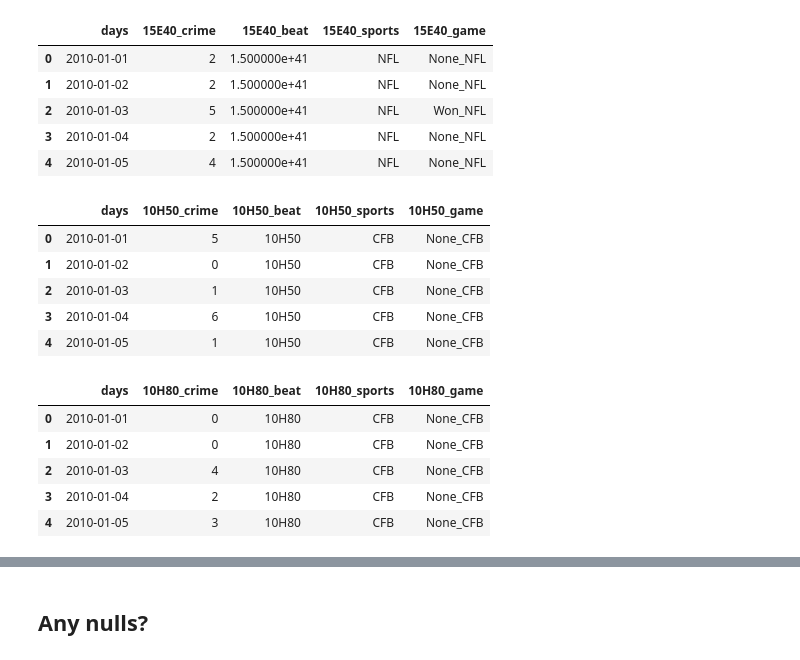
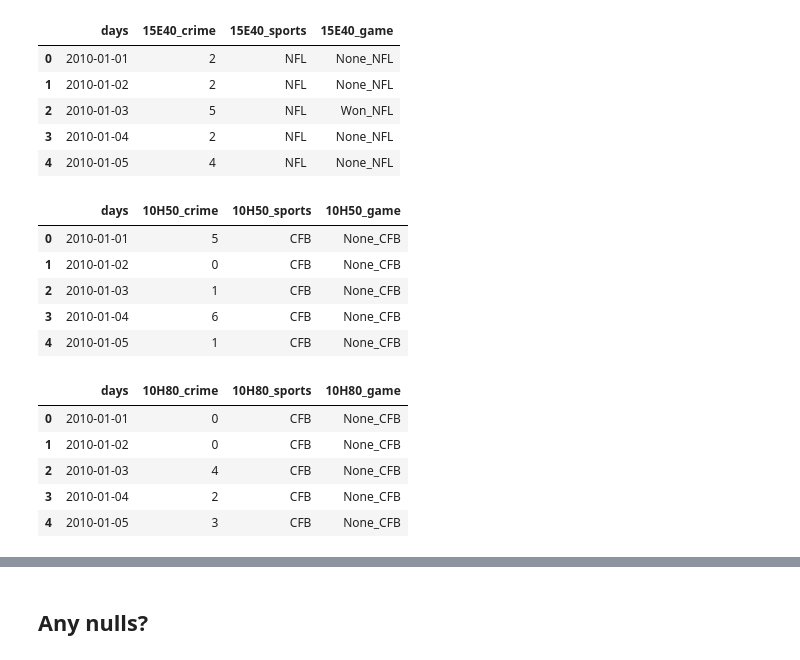
Before and after one commit to franksalas/Crime-Analysis, a Jupyter notebook: data_wrangling/data_form/combining_all_data.ipynb, the cells around one changed output, grey strips where cells are left out. Cells and saved outputs as stored; diff of their text form; code cells hidden in the pictures.

```diff
--- a/data_wrangling/data_form/combining_all_data.ipynb
+++ b/data_wrangling/data_form/combining_all_data.ipynb
@@ -57,35 +71,41 @@ df_mlb.head()
 # %%
 path = 'data/ready/{}.csv'.format(fb)
 df_nfl = pd.read_csv(path)
+df_nfl = df_nfl.drop(['15E40_beat'],axis=1)
+
 df_nfl.head()
 # %% [output]
-|  | days | 15E40_crime | 15E40_beat | 15E40_sports | 15E40_game |
-| 0 | 2010-01-01 | 2 | 1.500000e+41 | NFL | None_NFL |
-| 1 | 2010-01-02 | 2 | 1.500000e+41 | NFL | None_NFL |
-| 2 | 2010-01-03 | 5 | 1.500000e+41 | NFL | Won_NFL |
-| 3 | 2010-01-04 | 2 | 1.500000e+41 | NFL | None_NFL |
-| 4 | 2010-01-05 | 4 | 1.500000e+41 | NFL | None_NFL |
+|  | days | 15E40_crime | 15E40_sports | 15E40_game |
+| 0 | 2010-01-01 | 2 | NFL | None_NFL |
+| 1 | 2010-01-02 | 2 | NFL | None_NFL |
+| 2 | 2010-01-03 | 5 | NFL | Won_NFL |
+| 3 | 2010-01-04 | 2 | NFL | None_NFL |
+| 4 | 2010-01-05 | 4 | NFL | None_NFL |
 # %%
 path = 'data/ready/{}.csv'.format(cfbuh)
 df_uh = pd.read_csv(path)
+df_uh = df_uh.drop(['10H50_beat'],axis=1)
+
 df_uh.head()
 # %% [output]
-|  | days | 10H50_crime | 10H50_beat | 10H50_sports | 10H50_game |
-| 0 | 2010-01-01 | 5 | 10H50 | CFB | None_CFB |
-| 1 | 2010-01-02 | 0 | 10H50 | CFB | None_CFB |
-| 2 | 2010-01-03 | 1 | 10H50 | CFB | None_CFB |
-| 3 | 2010-01-04 | 6 | 10H50 | CFB | None_CFB |
-| 4 | 2010-01-05 | 1 | 10H50 | CFB | None_CFB |
+|  | days | 10H50_crime | 10H50_sports | 10H50_game |
+| 0 | 2010-01-01 | 5 | CFB | None_CFB |
+| 1 | 2010-01-02 | 0 | CFB | None_CFB |
+| 2 | 2010-01-03 | 1 | CFB | None_CFB |
+| 3 | 2010-01-04 | 6 | CFB | None_CFB |
+| 4 | 2010-01-05 | 1 | CFB | None_CFB |
 # %%
 path = 'data/ready/{}.csv'.format(cfbru)
 df_ru = pd.read_csv(path)
+df_ru = df_ru.drop(['10H80_beat'],axis=1)
+
 df_ru.head()
 # %% [output]
-|  | days | 10H80_crime | 10H80_beat | 10H80_sports | 10H80_game |
-| 0 | 2010-01-01 | 0 | 10H80 | CFB | None_CFB |
-| 1 | 2010-01-02 | 0 | 10H80 | CFB | None_CFB |
-| 2 | 2010-01-03 | 4 | 10H80 | CFB | None_CFB |
-| 3 | 2010-01-04 | 2 | 10H80 | CFB | None_CFB |
-| 4 | 2010-01-05 | 3 | 10H80 | CFB | None_CFB |
+|  | days | 10H80_crime | 10H80_sports | 10H80_game |
+| 0 | 2010-01-01 | 0 | CFB | None_CFB |
+| 1 | 2010-01-02 | 0 | CFB | None_CFB |
+| 2 | 2010-01-03 | 4 | CFB | None_CFB |
+| 3 | 2010-01-04 | 2 | CFB | None_CFB |
+| 4 | 2010-01-05 | 3 | CFB | None_CFB |
 # %%
 dfs = [df_ru,df_uh,df_mlb,df_mls,df_nba,df_nfl]
```
Also changed, not shown: parts of 78 cells of this notebook, 1 other file.
